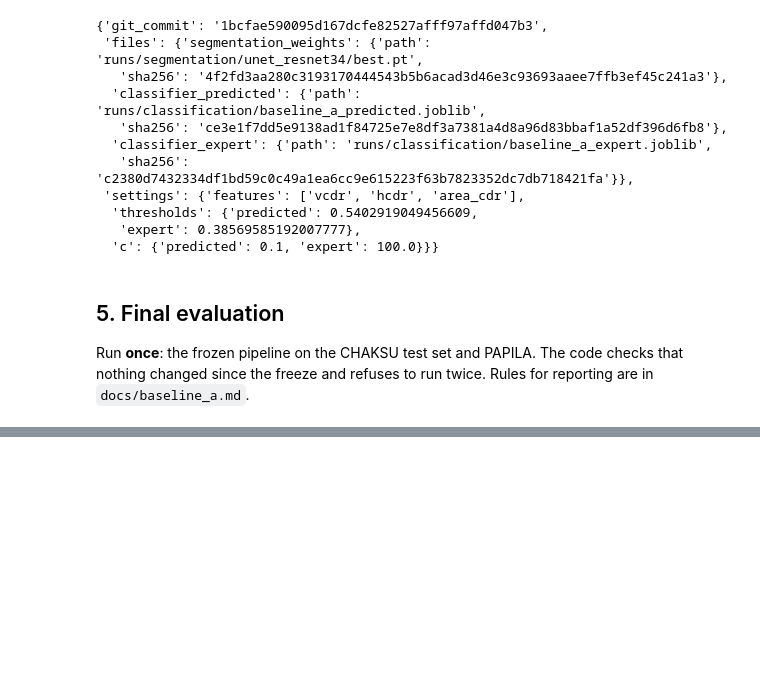
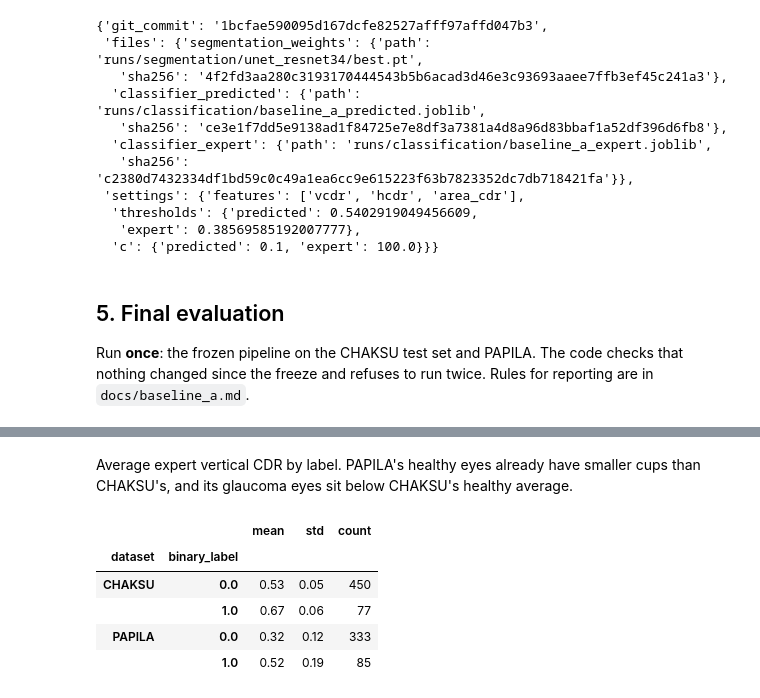
Before and after one commit to aman2712/glaucoma-prediction, a Jupyter notebook: notebooks/03_baseline_a.ipynb, the cells around one changed output, grey strips where cells are left out. Drawn from its saved outputs; the diff is of its cells as text; code cells hidden in the pictures; blank space fills up the shorter version.

```diff
--- a/notebooks/03_baseline_a.ipynb
+++ b/notebooks/03_baseline_a.ipynb
@@ -219,0 +233,12 @@ Summary table, ROC curves, example failures, caveats from `docs/baseline_a.md`.
+# %% [markdown]
+Average expert vertical CDR by label. PAPILA's healthy eyes already have smaller cups than CHAKSU's, and its glaucoma eyes sit below CHAKSU's healthy average.
+# %%
+expert = both[(both.source == 'expert') & both.binary_label.notna()]
+expert.groupby(['dataset', 'binary_label']).vcdr.agg(['mean', 'std', 'count']).round(2)
+# %% [output]
+|  |  | mean | std | count |
+| dataset | binary_label |  |  |  |
+| CHAKSU | 0.0 | 0.53 | 0.05 | 450 |
+|  | 1.0 | 0.67 | 0.06 | 77 |
+| PAPILA | 0.0 | 0.32 | 0.12 | 333 |
+|  | 1.0 | 0.52 | 0.19 | 85 |
```
Also changed, not shown: parts of 6 cells of this notebook, 1 other file.
